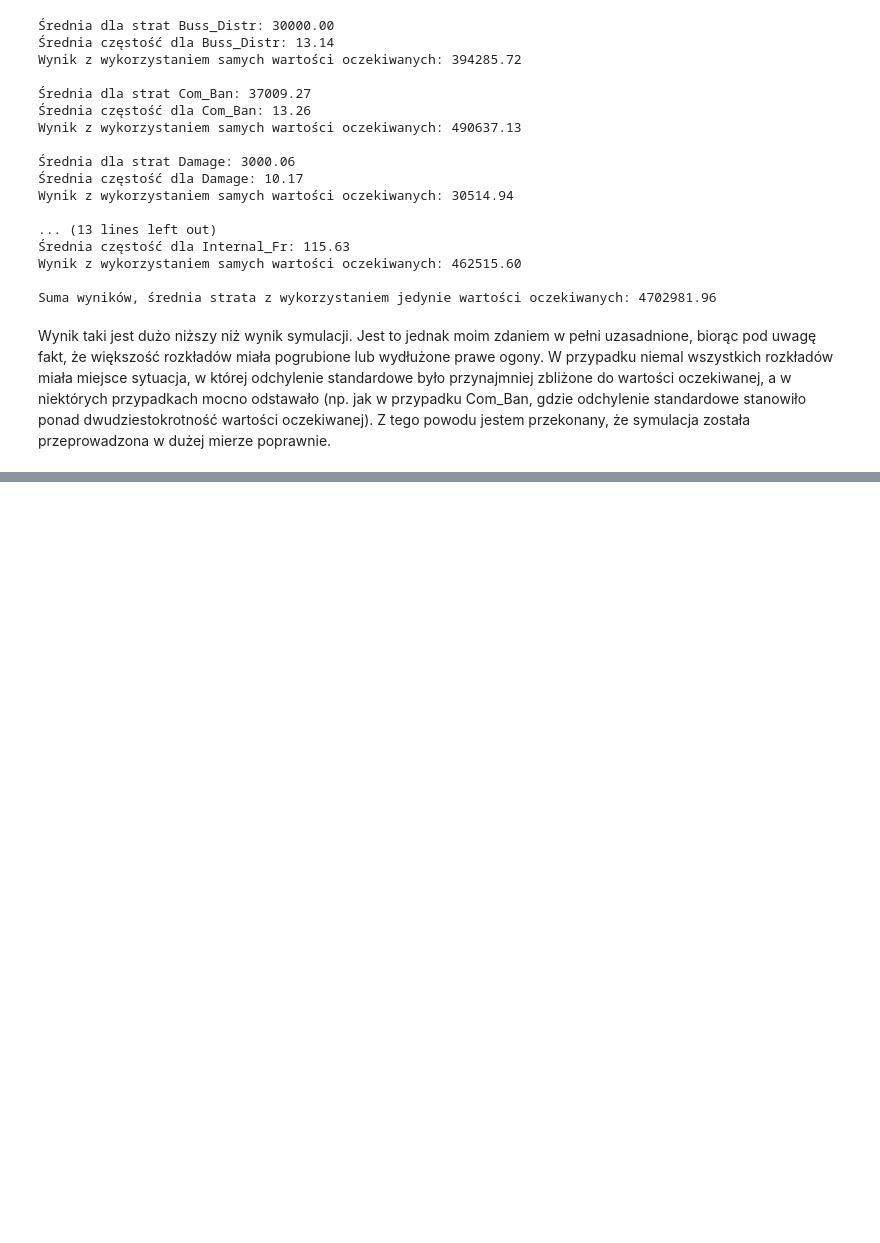
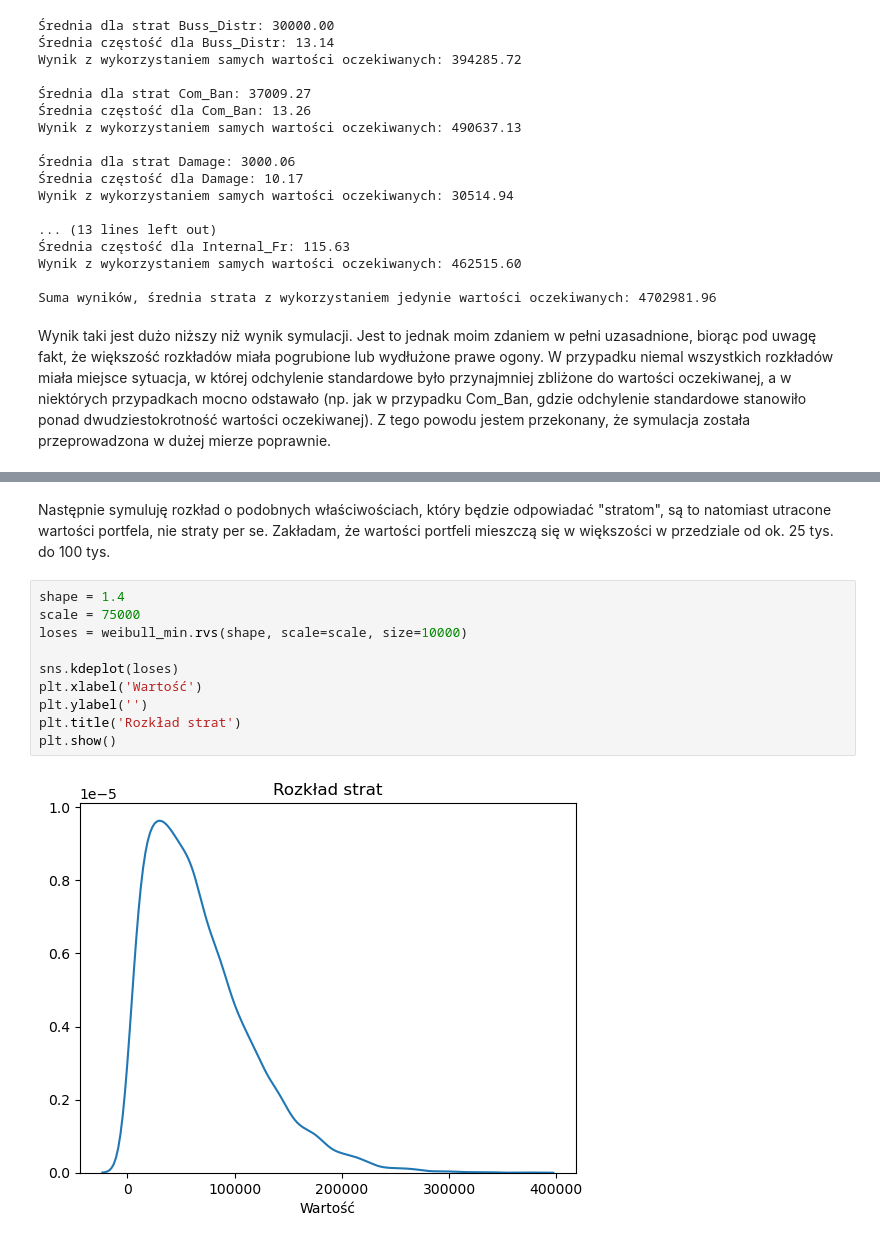
Before and after one commit to jakubzie/CreditAndOperationalRiskModeling, a Jupyter notebook: Projekt/projekt2.ipynb, the cells around one changed output, grey strips where cells are left out. Saved outputs shown, nothing was run; the diff lists cells and outputs as text; blank space fills up the shorter version.

```diff
--- a/Projekt/projekt2.ipynb
+++ b/Projekt/projekt2.ipynb
@@ -230,0 +278,14 @@ Wynik taki jest dużo niższy niż wynik symulacji. Jest to jednak moim zdaniem
+# %% [markdown]
+Następnie symuluję rozkład o podobnych właściwościach, który będzie odpowiadać "stratom", są to natomiast utracone wartości portfela, nie straty per se. Zakładam, że wartości portfeli mieszczą się w większości w przedziale od ok. 25 tys. do 100 tys.
+# %%
+shape = 1.4
+scale = 75000
+loses = weibull_min.rvs(shape, scale=scale, size=10000)
+
+sns.kdeplot(loses)
+plt.xlabel('Wartość')
+plt.ylabel('')
+plt.title('Rozkład strat')
+plt.show()
+# %% [output]
+[figure, added]
```
Also changed, not shown: parts of 14 cells of this notebook.
